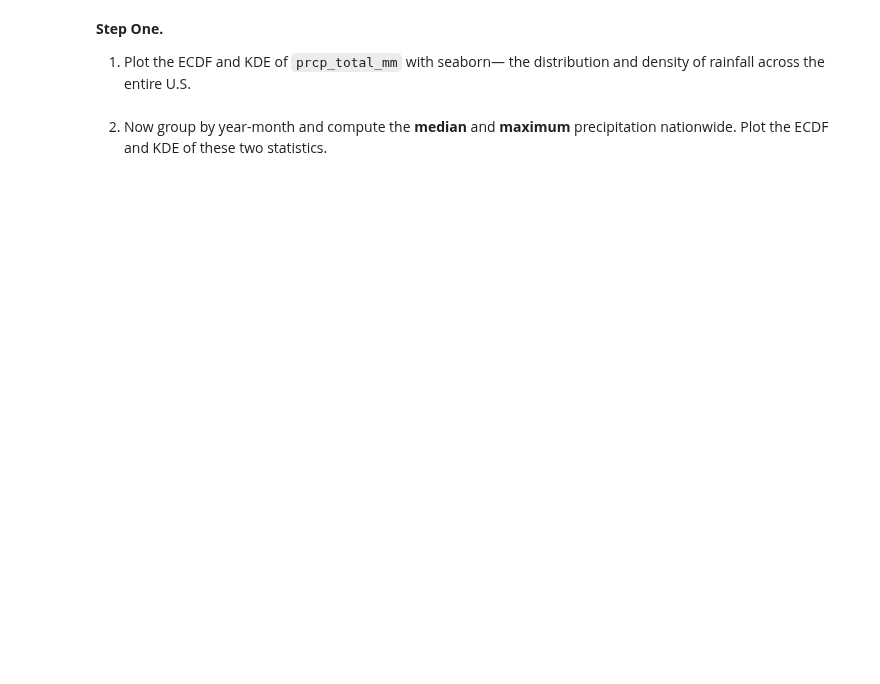
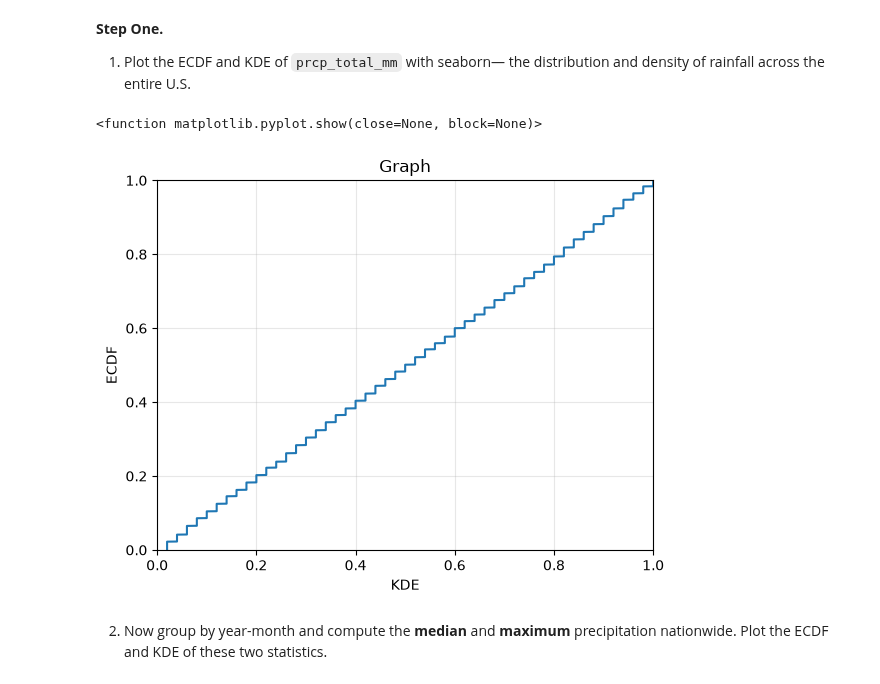
Before and after one commit to kimondragon/UU_F26_templates, a Jupyter notebook: Week05/Thursday_Lab/lab_05.ipynb, the cells around one changed output. Saved outputs shown, nothing was run; the diff lists cells and outputs as text; code cells hidden in the pictures; blank space fills up the shorter version.

```diff
--- a/Week05/Thursday_Lab/lab_05.ipynb
+++ b/Week05/Thursday_Lab/lab_05.ipynb
@@ -99,5 +106,35 @@ df.head()
 # %% [markdown]
 **Step One.**
 1. Plot the ECDF and KDE of `prcp_total_mm` with seaborn— the distribution and density of rainfall across the entire U.S.
+# %%
+#ECDF
+n = 5000
+k = 50
+
+values = np.arange(1, k+1) / k
+
+#2
+draws = np.random.choice(values, size=n, replace=True)
+
+#3
+sorted_draws = np.sort(draws)
+ecdf_y = np.arange(1, n + 1) / n
+# %%
+#plot
+plt.plot(sorted_draws, ecdf_y)
+#
+plt.xlabel("KDE")
+plt.ylabel("ECDF")
+
+plt.title("Graph")
+
+plt.xlim(0, 1)
+plt.ylim(0, 1)
+plt.grid(True, alpha=0.3)
+
+plt.show
+# %% [output]
+<function matplotlib.pyplot.show(close=None, block=None)>
+[figure, added]
 # %% [markdown]
 2. Now group by year-month and compute the **median** and **maximum** precipitation nationwide. Plot the ECDF and KDE of these two statistics.
```
Also changed, not shown: parts of 13 cells of this notebook.
